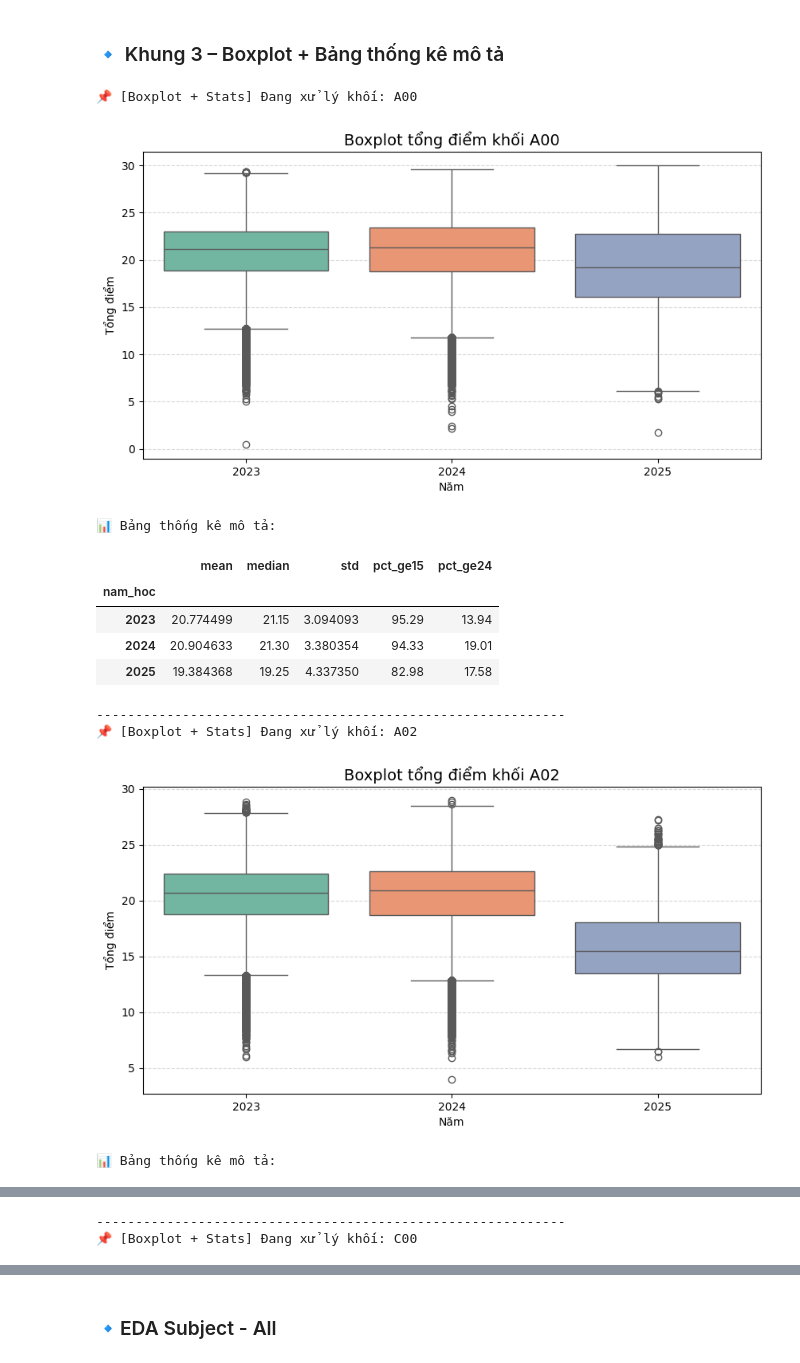
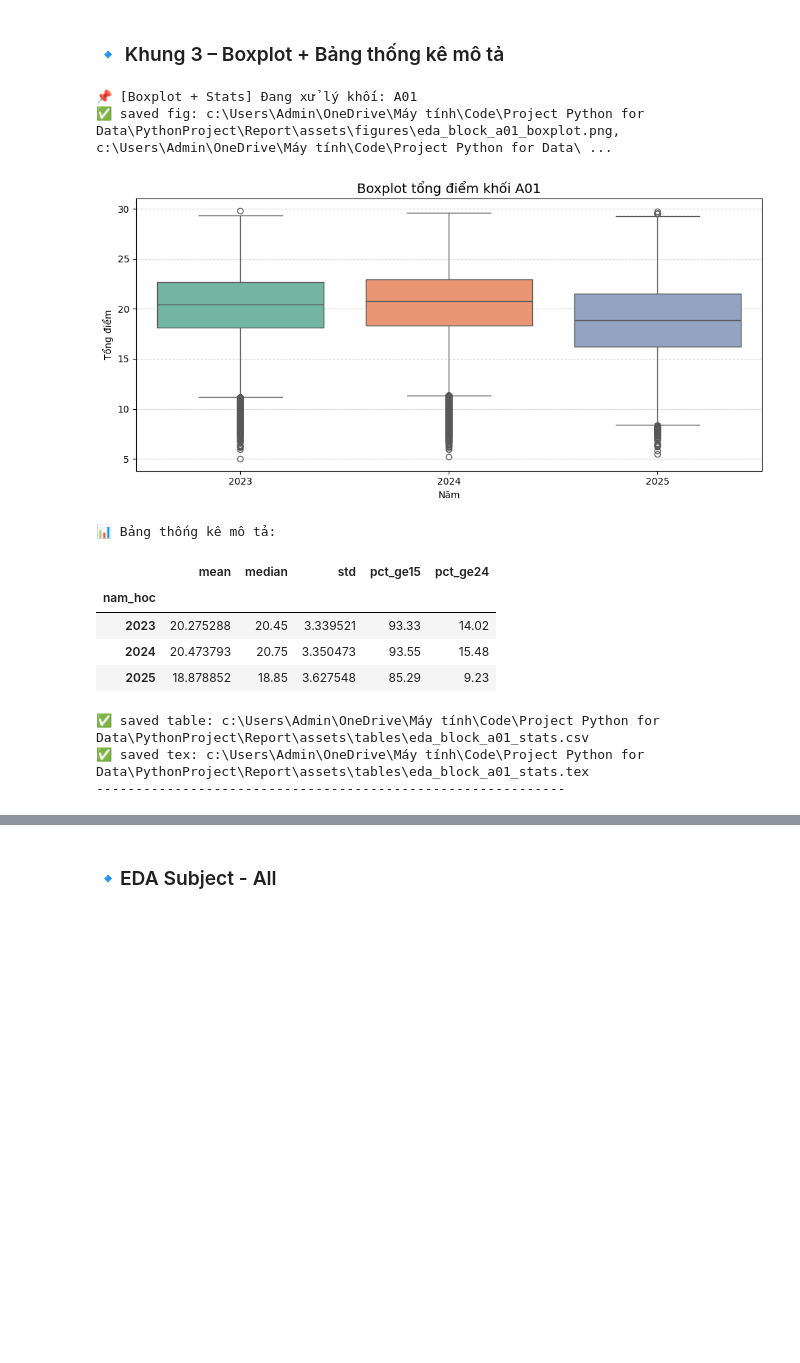
Before and after one commit to tano-dev/Vietnam-National-Exam-Score-Analysis-and-Forecasting, a Jupyter notebook: Notebook/EDA.ipynb, the cells around one changed output, grey strips where cells are left out. Saved outputs shown, nothing was run; the diff lists cells and outputs as text; code cells hidden in the pictures; blank space fills up the shorter version.

```diff
--- a/Notebook/EDA.ipynb
+++ b/Notebook/EDA.ipynb
@@ -945,7 +1015,9 @@ def visualize_block_hist(block_code: str):
     ax4.set_xticks(centers)
     ax4.set_xticklabels(labels, rotation=90)
     plt.tight_layout()
+    save_fig(f"block_{block_code}_hist")
     plt.show()
+
 
 
 # Chạy histogram cho từng khối đã chọn
@@ -1057,7 +1126,9 @@ def visualize_block_kde(block_code: str):
             title_fontsize=9
         )
     plt.tight_layout()
+    save_fig(f"block_{block_code}_kde")
     plt.show()
+
 
 # Chạy KDE cho từng khối đã chọn
 for blk in blocks_selected:
@@ -1125,42 +1193,53 @@ def visualize_block_boxplot_and_stats(block_code: str):
         stats_df.loc[year, "pct_ge15"] = ge15 / total * 100 if total > 0 else 0
         stats_df.loc[year, "pct_ge24"] = ge24 / total * 100 if total > 0 else 0
         stats_df.loc[year, "pct_ge15"] = round(stats_df.loc[year, "pct_ge15"], 2)
         stats_df.loc[year, "pct_ge24"] = round(stats_df.loc[year, "pct_ge24"], 2)
     # ----- BOXPLOT -----
     plt.figure(figsize=(10, 5))
     sns.boxplot(
         data=full_df,
         x="nam_hoc",
         y="diem",
         hue="nam_hoc",        # thêm hue → không bị warning
         dodge=False,          # tránh vẽ 2 box trùng
         palette="Set2",
         vert = True,
     )
     plt.title(f"Boxplot tổng điểm khối {block_code}", fontsize=14)
     plt.xlabel("Năm")
     plt.ylabel("Tổng điểm")
     plt.grid(axis="y", linestyle="--", alpha=0.5)
     # Bỏ duplicate legend
     plt.legend().remove()
+    plt.tight_layout()
+    save_fig(f"block_{block_code}_boxplot")
     plt.show()
+
+    plt.show()
+
     # ----- BẢNG THỐNG KÊ -----
     print("\n📊 Bảng thống kê mô tả:")
     display(stats_df[["mean", "median", "std", "pct_ge15", "pct_ge24"]])
+    save_table(
+        stats_df[["mean","median","std","pct_ge15","pct_ge24"]],
+        f"block_{block_code}_stats"
+    )
     print("-" * 60)
+
+
 # Chạy Boxplot + Stats cho từng khối đã chọn
 for blk in blocks_selected:
     visualize_block_boxplot_and_stats(blk)
 # %% [output]
-📌 [Boxplot + Stats] Đang xử lý khối: A00
+📌 [Boxplot + Stats] Đang xử lý khối: A01
+✅ saved fig: c:\Users\Admin\OneDrive\Máy tính\Code\Project Python for Data\PythonProject\Report\assets\figures\eda_block_a01_boxplot.png, c:\Users\Admin\OneDrive\Máy tính\Code\Project Python for Data\ ...
-[figure, old version]
+[figure, new version]
 📊 Bảng thống kê mô tả:
 |  | mean | median | std | pct_ge15 | pct_ge24 |
 | nam_hoc |  |  |  |  |  |
-| 2023 | 20.774499 | 21.15 | 3.094093 | 95.29 | 13.94 |
-| 2024 | 20.904633 | 21.30 | 3.380354 | 94.33 | 19.01 |
-| 2025 | 19.384368 | 19.25 | 4.337350 | 82.98 | 17.58 |
+| 2023 | 20.275288 | 20.45 | 3.339521 | 93.33 | 14.02 |
+| 2024 | 20.473793 | 20.75 | 3.350473 | 93.55 | 15.48 |
+| 2025 | 18.878852 | 18.85 | 3.627548 | 85.29 | 9.23 |
+✅ saved table: c:\Users\Admin\OneDrive\Máy tính\Code\Project Python for Data\PythonProject\Report\assets\tables\eda_block_a01_stats.csv
+✅ saved tex: c:\Users\Admin\OneDrive\Máy tính\Code\Project Python for Data\PythonProject\Report\assets\tables\eda_block_a01_stats.tex
 ------------------------------------------------------------
-📌 [Boxplot + Stats] Đang xử lý khối: A02
-[figure, removed]
-📊 Bảng thống kê mô tả:
@@ -1172,2 +1245,0 @@ for blk in blocks_selected:
-------------------------------------------------------------
-📌 [Boxplot + Stats] Đang xử lý khối: C00
```
Also changed, not shown: parts of 24 cells of this notebook, 37 other files.
